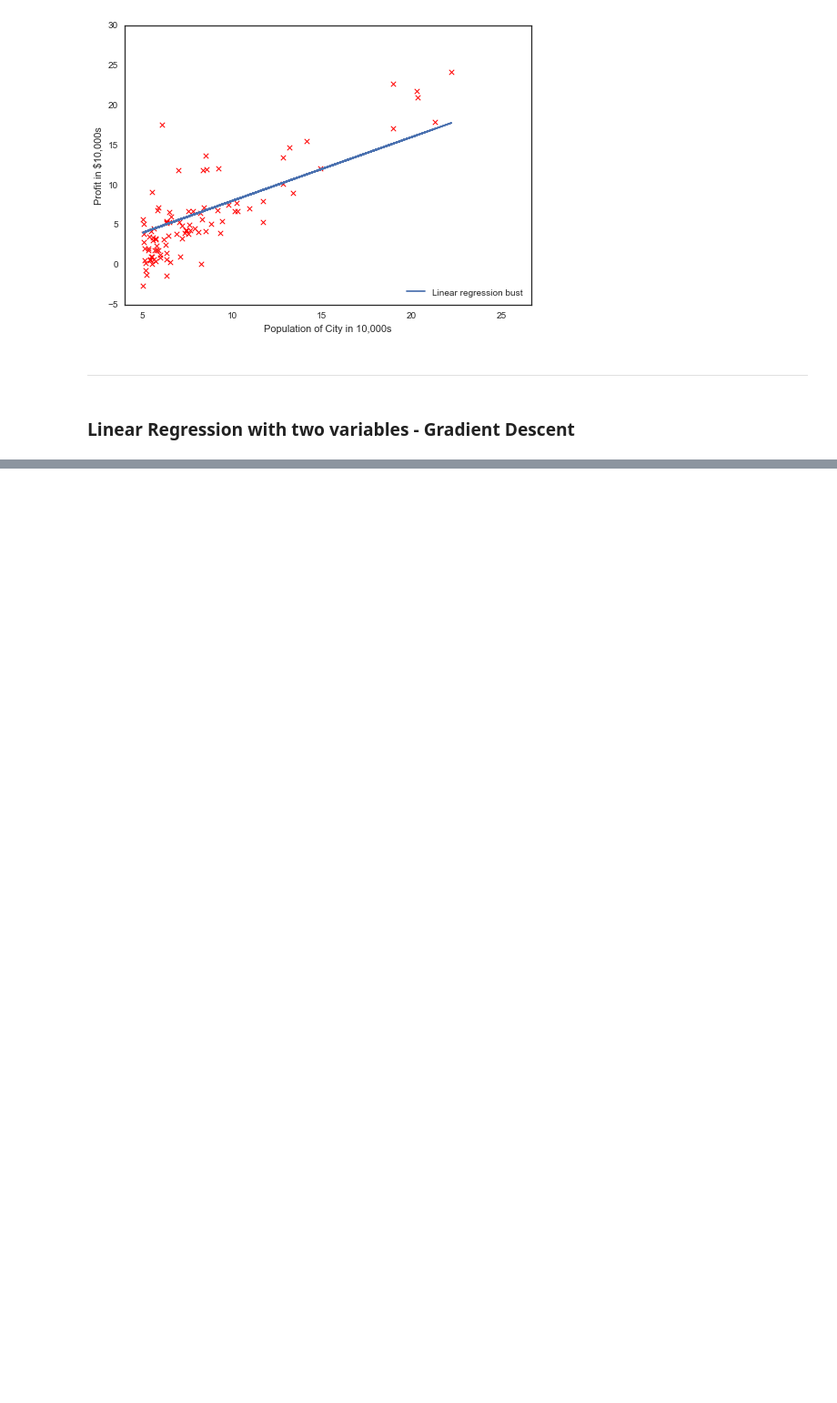
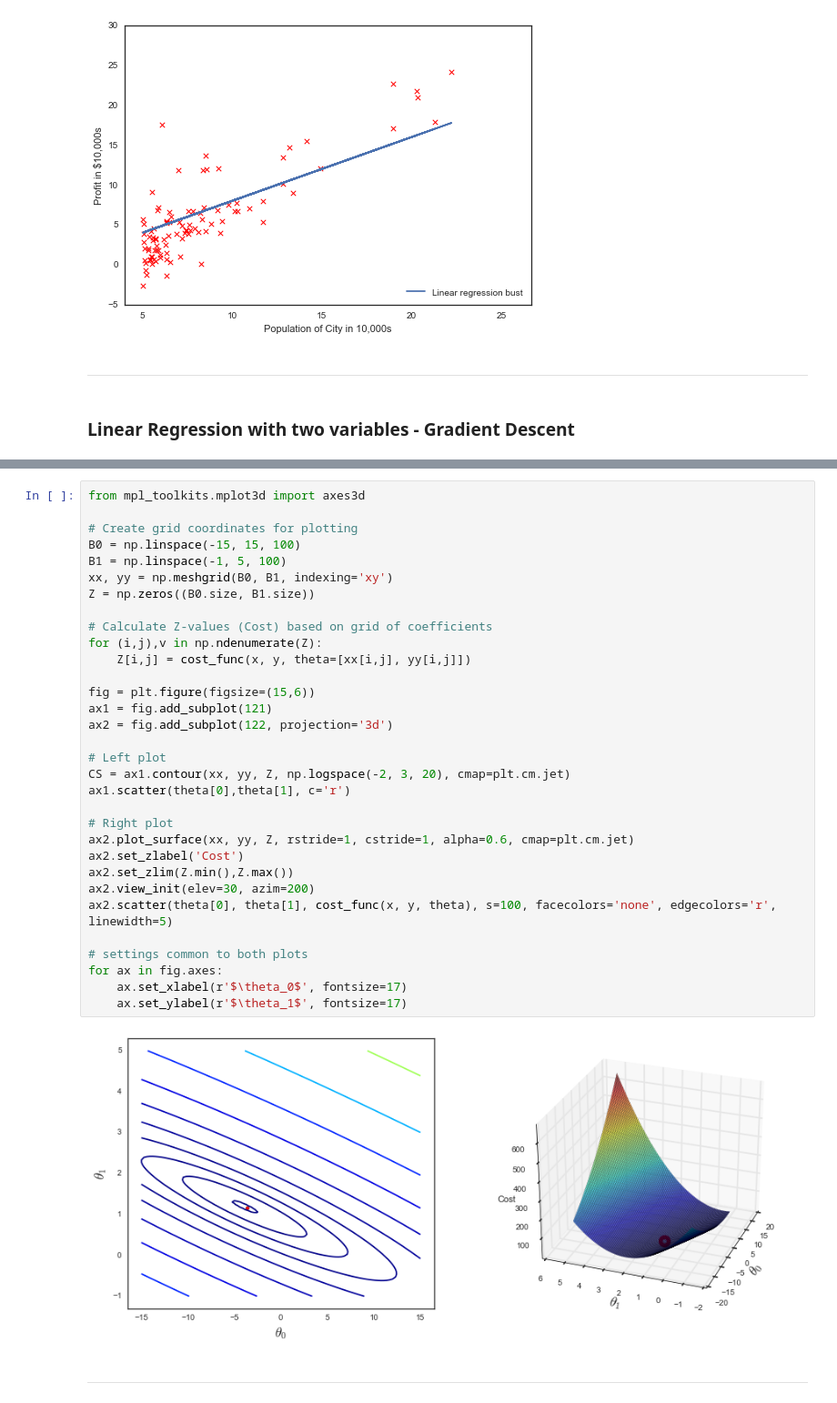
Before and after one commit to kirilldolmatov/Coursera-Machine-Learning-AndrewNg, a Jupyter notebook: Week 1.ipynb, the cells around one changed output, grey strips where cells are left out. Shown: that part at 91% size. Saved outputs shown, nothing was run; the diff lists cells and outputs as text; blank space fills up the shorter version.

```diff
--- a/Week 1.ipynb
+++ b/Week 1.ipynb
@@ -73,0 +103,36 @@ plt.legend(loc=4);
+# %%
+from mpl_toolkits.mplot3d import axes3d
+
+# Create grid coordinates for plotting
+B0 = np.linspace(-15, 15, 100)
+B1 = np.linspace(-1, 5, 100)
+xx, yy = np.meshgrid(B0, B1, indexing='xy')
+Z = np.zeros((B0.size, B1.size))
+
+# Calculate Z-values (Cost) based on grid of coefficients
+for (i,j),v in np.ndenumerate(Z):
+    Z[i,j] = cost_func(x, y, theta=[xx[i,j], yy[i,j]])
+
+fig = plt.figure(figsize=(15,6))
+ax1 = fig.add_subplot(121)
+ax2 = fig.add_subplot(122, projection='3d')
+
+# Left plot
+CS = ax1.contour(xx, yy, Z, np.logspace(-2, 3, 20), cmap=plt.cm.jet)
+ax1.scatter(theta[0],theta[1], c='r')
+
+# Right plot
+ax2.plot_surface(xx, yy, Z, rstride=1, cstride=1, alpha=0.6, cmap=plt.cm.jet)
+ax2.set_zlabel('Cost')
+ax2.set_zlim(Z.min(),Z.max())
+ax2.view_init(elev=30, azim=200)
+ax2.scatter(theta[0], theta[1], cost_func(x, y, theta), s=100, facecolors='none', edgecolors='r', linewidth=5)
+
+# settings common to both plots
+for ax in fig.axes:
+    ax.set_xlabel(r'$\theta_0$', fontsize=17)
+    ax.set_ylabel(r'$\theta_1$', fontsize=17)
+# %% [output]
+[figure, added]
+# %% [markdown]
+---
```
Also changed, not shown: parts of 13 cells of this notebook.
